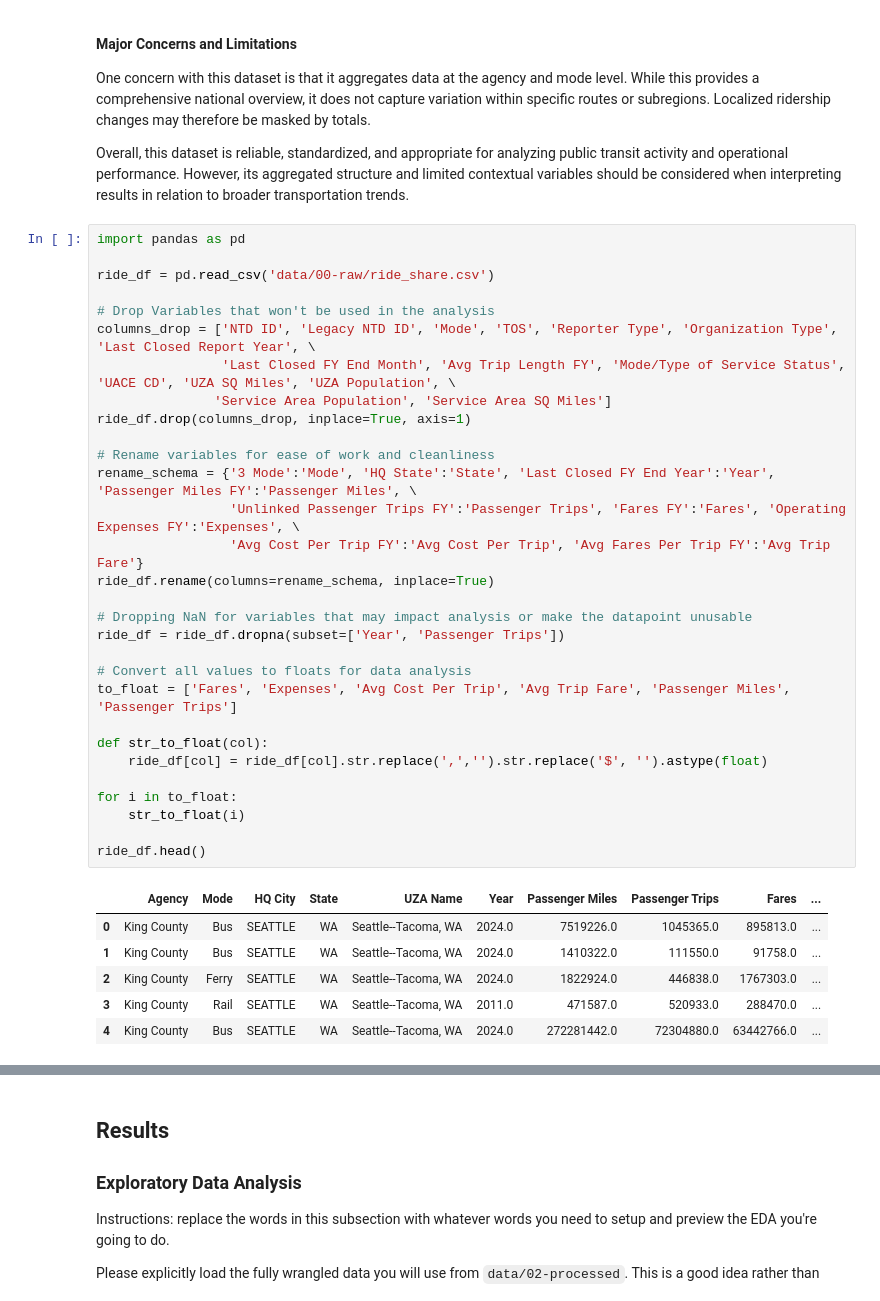
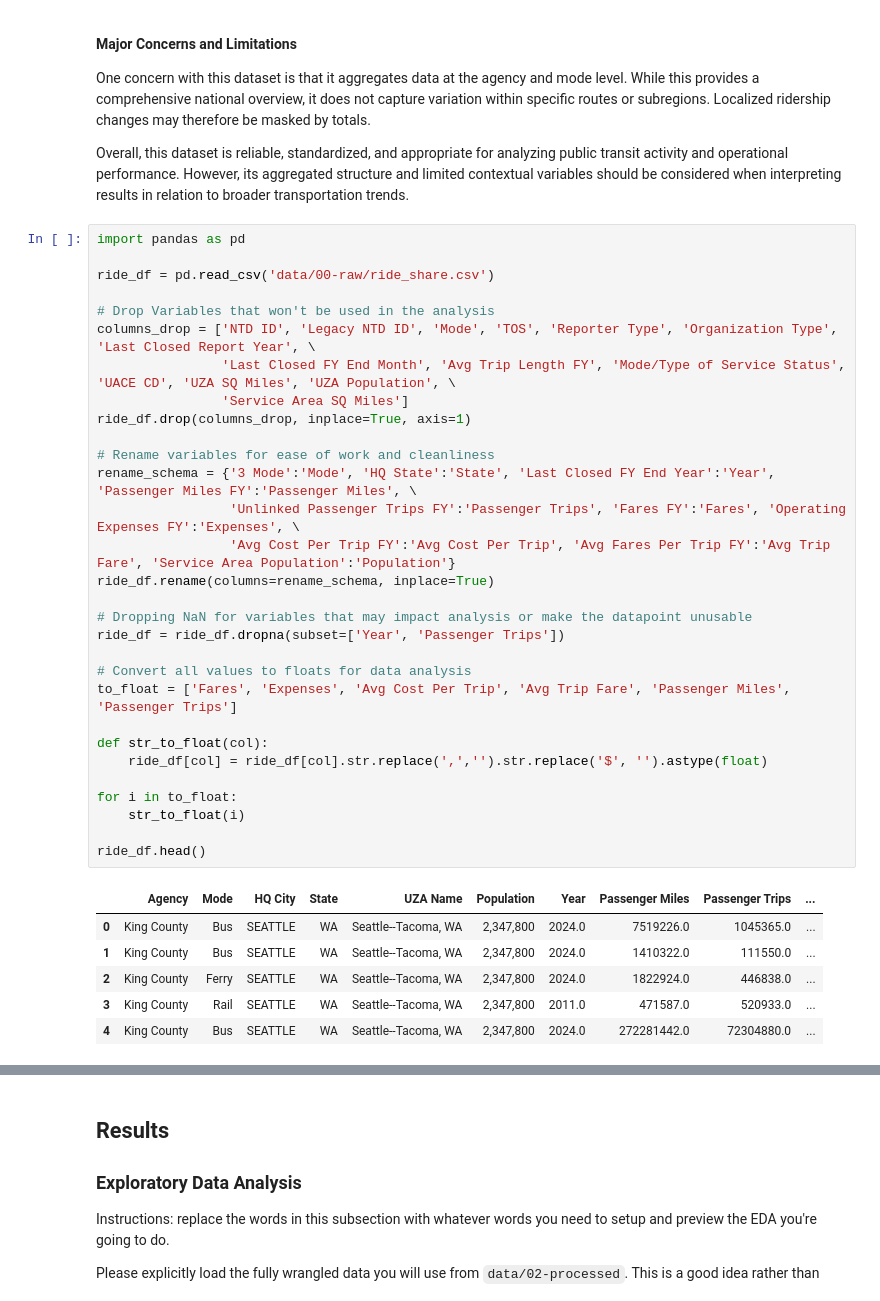
Before and after one commit to COGS108/Group012_WI26, a Jupyter notebook: 02-EDACheckpoint.ipynb, the cells around one changed output, grey strips where cells are left out. Cells and saved outputs as stored; diff of their text form.

```diff
--- a/02-EDACheckpoint.ipynb
+++ b/02-EDACheckpoint.ipynb
@@ -190,40 +193,40 @@ Overall, this dataset is reliable, standardized, and appropriate for analyzing p
 # %%
 import pandas as pd
 
 ride_df = pd.read_csv('data/00-raw/ride_share.csv')
 
 # Drop Variables that won't be used in the analysis
 columns_drop = ['NTD ID', 'Legacy NTD ID', 'Mode', 'TOS', 'Reporter Type', 'Organization Type', 'Last Closed Report Year', \
                 'Last Closed FY End Month', 'Avg Trip Length FY', 'Mode/Type of Service Status', 'UACE CD', 'UZA SQ Miles', 'UZA Population', \
-               'Service Area Population', 'Service Area SQ Miles']
+                'Service Area SQ Miles']
 ride_df.drop(columns_drop, inplace=True, axis=1)
 
 # Rename variables for ease of work and cleanliness
 rename_schema = {'3 Mode':'Mode', 'HQ State':'State', 'Last Closed FY End Year':'Year', 'Passenger Miles FY':'Passenger Miles', \
                  'Unlinked Passenger Trips FY':'Passenger Trips', 'Fares FY':'Fares', 'Operating Expenses FY':'Expenses', \
-                 'Avg Cost Per Trip FY':'Avg Cost Per Trip', 'Avg Fares Per Trip FY':'Avg Trip Fare'}
+                 'Avg Cost Per Trip FY':'Avg Cost Per Trip', 'Avg Fares Per Trip FY':'Avg Trip Fare', 'Service Area Population':'Population'}
 ride_df.rename(columns=rename_schema, inplace=True)
 
 # Dropping NaN for variables that may impact analysis or make the datapoint unusable
 ride_df = ride_df.dropna(subset=['Year', 'Passenger Trips'])
 
 # Convert all values to floats for data analysis
 to_float = ['Fares', 'Expenses', 'Avg Cost Per Trip', 'Avg Trip Fare', 'Passenger Miles', 'Passenger Trips']
 
 def str_to_float(col):
     ride_df[col] = ride_df[col].str.replace(',','').str.replace('$', '').astype(float)
 
 for i in to_float:
     str_to_float(i)
 
 ride_df.head()
 # %% [output]
-|  | Agency | Mode | HQ City | State | UZA Name | Year | Passenger Miles | Passenger Trips | Fares | ... |
-| 0 | King County | Bus | SEATTLE | WA | Seattle--Tacoma, WA | 2024.0 | 7519226.0 | 1045365.0 | 895813.0 | ... |
-| 1 | King County | Bus | SEATTLE | WA | Seattle--Tacoma, WA | 2024.0 | 1410322.0 | 111550.0 | 91758.0 | ... |
-| 2 | King County | Ferry | SEATTLE | WA | Seattle--Tacoma, WA | 2024.0 | 1822924.0 | 446838.0 | 1767303.0 | ... |
-| 3 | King County | Rail | SEATTLE | WA | Seattle--Tacoma, WA | 2011.0 | 471587.0 | 520933.0 | 288470.0 | ... |
-| 4 | King County | Bus | SEATTLE | WA | Seattle--Tacoma, WA | 2024.0 | 272281442.0 | 72304880.0 | 63442766.0 | ... |
+|  | Agency | Mode | HQ City | State | UZA Name | Population | Year | Passenger Miles | Passenger Trips | ... |
+| 0 | King County | Bus | SEATTLE | WA | Seattle--Tacoma, WA | 2,347,800 | 2024.0 | 7519226.0 | 1045365.0 | ... |
+| 1 | King County | Bus | SEATTLE | WA | Seattle--Tacoma, WA | 2,347,800 | 2024.0 | 1410322.0 | 111550.0 | ... |
+| 2 | King County | Ferry | SEATTLE | WA | Seattle--Tacoma, WA | 2,347,800 | 2024.0 | 1822924.0 | 446838.0 | ... |
+| 3 | King County | Rail | SEATTLE | WA | Seattle--Tacoma, WA | 2,347,800 | 2011.0 | 471587.0 | 520933.0 | ... |
+| 4 | King County | Bus | SEATTLE | WA | Seattle--Tacoma, WA | 2,347,800 | 2024.0 | 272281442.0 | 72304880.0 | ... |
 # %%
 # Filters ride_df to only include data points from the state of California
 ride_df = ride_df[ride_df['State'] == 'CA']
```
Also changed, not shown: parts of 6 cells of this notebook.
